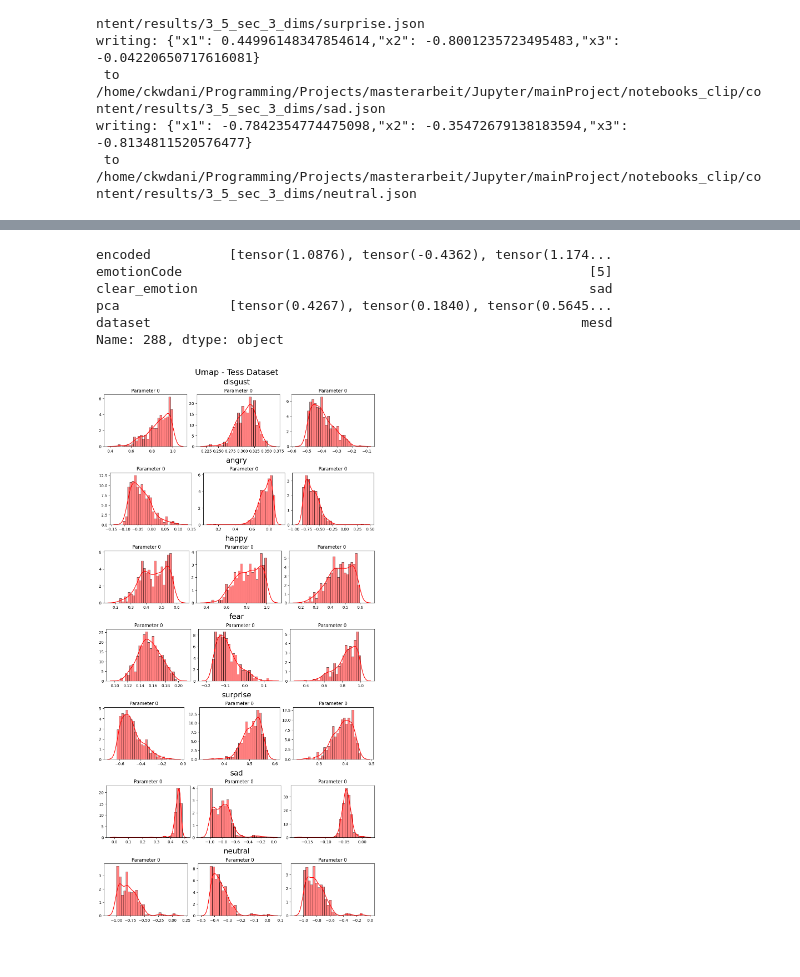
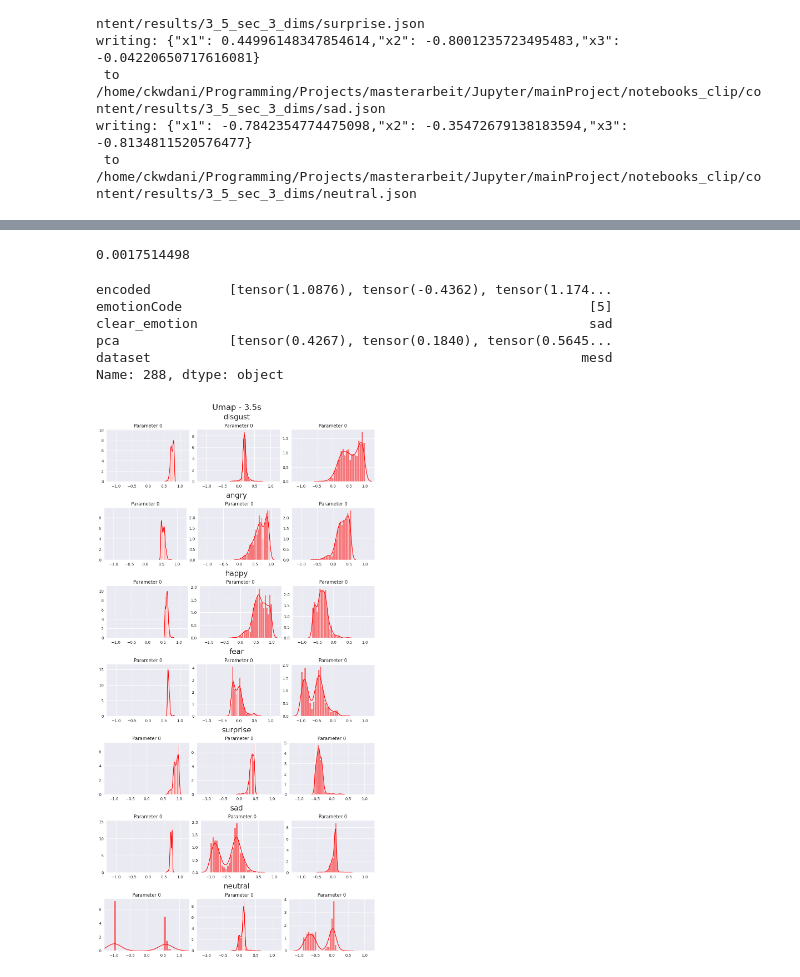
Before and after one commit to BlackFox1197/masterarbeit_programming, a Jupyter notebook: notebooks_clip/eval/clip_dimensions_evaluation.ipynb, the cells around one changed output, grey strips where cells are left out. Drawn from its saved outputs; the diff is of its cells as text; code cells hidden in the pictures.

```diff
--- a/notebooks_clip/eval/clip_dimensions_evaluation.ipynb
+++ b/notebooks_clip/eval/clip_dimensions_evaluation.ipynb
@@ -120,3 +176,7 @@ plt.show()
+# %%
+df3D["var"].tolist()[0][0]
+# %% [output]
+0.0017514498
 # %%
 #asaa = pd.DataFrame(genAvgFull([arra, arra_dr], data_set.encoded_dataset.label_list ,["conv", "dimred"]))
 
@@ -133,9 +193,9 @@ import seaborn as sns
 
 
 
-def show_bars_local(predictions, label_list, color="r", title_string ="", dims = 4):
+def show_bars_local(predictions, label_list, color="r", title_string ="", dims = 4, normalize = False):
 
-    show_bars(predictions, label_list, color, title_string, dims)
+    show_bars(predictions, label_list, color, title_string, dims, normalize = normalize)
 # %%
 dataset_1_sec.getNextNeighbour(vector=[0.5, 0.5, 0.5, 0.5], emotion="sad",included_datasets= ["tess", "mesd"])
 # %% [output]
@@ -152,6 +212,6 @@ for label in labels:
     dict.update({label: [dp.numpy() for dp in emo["pca"].tolist()]})
 # %%
 
-show_bars_local(dict, labels, color="r", title_string="Umap - Tess Dataset", dims=3)
+show_bars_local(dict, labels, color="r", title_string="Umap - 3.5s", dims=3, normalize = True)
 # %% [output]
-[figure, old version]
+[figure, new version]
```
Also changed, not shown: parts of 6 cells of this notebook, 4 other files.
